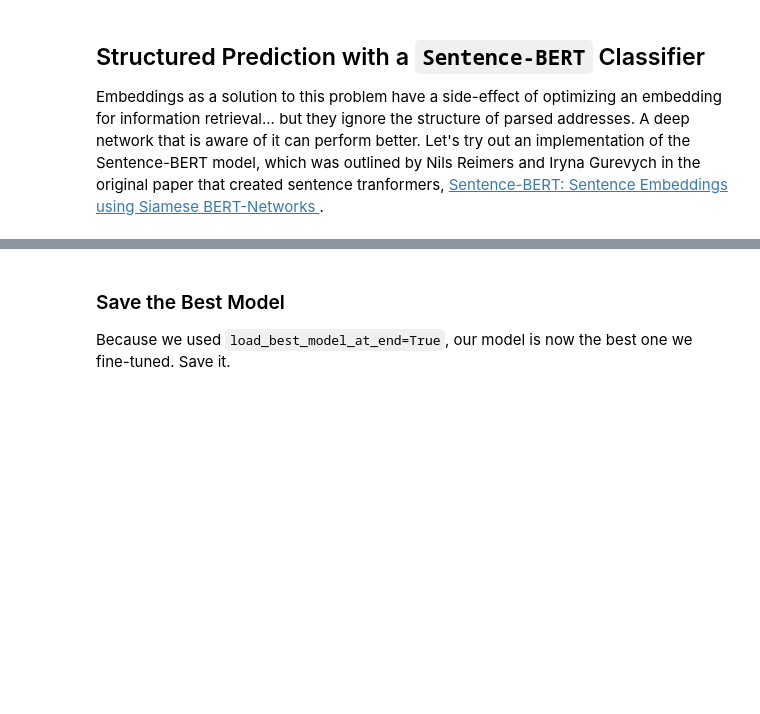
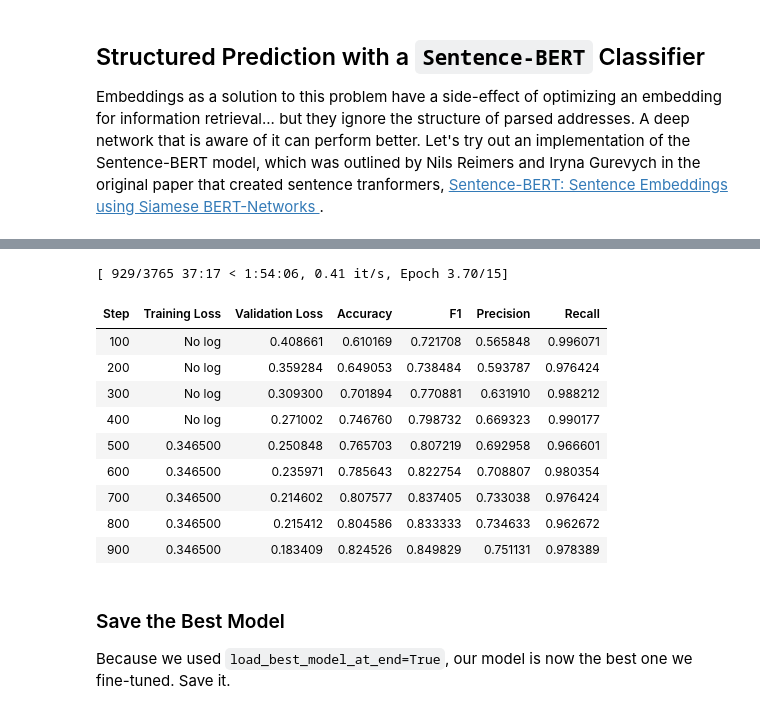
Before and after one commit to rjurney/libpostal-reborn, a Jupyter notebook: Address Matching Deep Dive.ipynb, the cells around one changed output, grey strips where cells are left out. Drawn from its saved outputs; the diff is of its cells as text; code cells hidden in the pictures; blank space fills up the shorter version.

Commit message:
In progress contrastive sentence bert

```diff
--- a/Address Matching Deep Dive.ipynb
+++ b/Address Matching Deep Dive.ipynb
@@ -1037,12 +1096,12 @@ print(f"Test data        {len(eval_df):,}")
 # %%
 SBERT_INPUT_MODEL = SBERT_LOWER_OUTPUT_FOLDER
-VARIANT = "pre-trained-embeddings"
+VARIANT = "raw-embeddings"
 MODEL_SAVE_NAME = ("Cosine-Sentence-BERT" + "-" + VARIANT).replace("/", "-")
 
 EPOCHS = 15
 BATCH_SIZE = 32
 PATIENCE = 2
-LEARNING_RATE = 2e-5
+LEARNING_RATE = 8e-5
 MODEL_OUTPUT_FOLDER = f"data/{MODEL_SAVE_NAME}"
 SAVE_EVAL_STEPS = 100
 # %%
@@ -1082,9 +1149,8 @@ class CosineSentenceBERT(nn.Module):
         # Update the FFNN to output embedding dimension
         self.ffnn = nn.Sequential(
             nn.Linear(dim, dim),
-            # nn.GELU(),
-            # nn.Dropout(0.1),
-            # nn.Linear(dim, dim)
+            nn.GELU(),
+            nn.Dropout(0.1),
         )
 
     @staticmethod
@@ -1140,46 +1206,61 @@ tokenized_test_dataset = format_dataset(tokenized_test_dataset)
 # %%
 from transformers import Trainer, TrainingArguments
 
+
 class CosineSimilarityTrainer(Trainer):
+    """Trainer for Cosine-Sentence-BERT"""
     def compute_loss(self, model, inputs, return_outputs=False):
         outputs = model(**inputs)
         loss = outputs["loss"]
         return (loss, outputs) if return_outputs else loss
+
 
 training_args = TrainingArguments(
     output_dir=MODEL_OUTPUT_FOLDER,
     learning_rate=LEARNING_RATE,
     num_train_epochs=EPOCHS,
     per_device_train_batch_size=BATCH_SIZE,
     per_device_eval_batch_size=BATCH_SIZE,
-    warmup_ratio=0.1,
+    # warmup_ratio=0.1,
     run_name=MODEL_SAVE_NAME,
     load_best_model_at_end=True,
     save_steps=SAVE_EVAL_STEPS,
     eval_steps=SAVE_EVAL_STEPS,
     save_strategy="steps",
     eval_strategy="steps",
     greater_is_better=False,
     metric_for_best_model="eval_loss",
     weight_decay=0.01,
     logging_dir="./logs",
+    optim="adamw_torch",
     use_mps_device=True,
-    optim="adamw_torch",
 )
 
 optimizer = RAdam(classifier_model.parameters(), lr=training_args.learning_rate)
 
 trainer = CosineSimilarityTrainer(
     model=classifier_model,
     args=training_args,
     train_dataset=tokenized_train_dataset,
     eval_dataset=tokenized_eval_dataset,
     compute_metrics=compute_classifier_metrics,
     callbacks=[EarlyStoppingCallback(early_stopping_patience=PATIENCE)],
     optimizers=(optimizer, None),
 )
 
 trainer.train()
+# %% [output]
+[ 929/3765 37:17 < 1:54:06, 0.41 it/s, Epoch 3.70/15]
+| Step | Training Loss | Validation Loss | Accuracy | F1 | Precision | Recall |
+| 100 | No log | 0.408661 | 0.610169 | 0.721708 | 0.565848 | 0.996071 |
+| 200 | No log | 0.359284 | 0.649053 | 0.738484 | 0.593787 | 0.976424 |
+| 300 | No log | 0.309300 | 0.701894 | 0.770881 | 0.631910 | 0.988212 |
+| 400 | No log | 0.271002 | 0.746760 | 0.798732 | 0.669323 | 0.990177 |
+| 500 | 0.346500 | 0.250848 | 0.765703 | 0.807219 | 0.692958 | 0.966601 |
+| 600 | 0.346500 | 0.235971 | 0.785643 | 0.822754 | 0.708807 | 0.980354 |
+| 700 | 0.346500 | 0.214602 | 0.807577 | 0.837405 | 0.733038 | 0.976424 |
+| 800 | 0.346500 | 0.215412 | 0.804586 | 0.833333 | 0.734633 | 0.962672 |
+| 900 | 0.346500 | 0.183409 | 0.824526 | 0.849829 | 0.751131 | 0.978389 |
 # %%
 print(f"Best model checkpoint path: {trainer.state.best_model_checkpoint}")
 # %%
```
Also changed, not shown: parts of 11 cells of this notebook.
